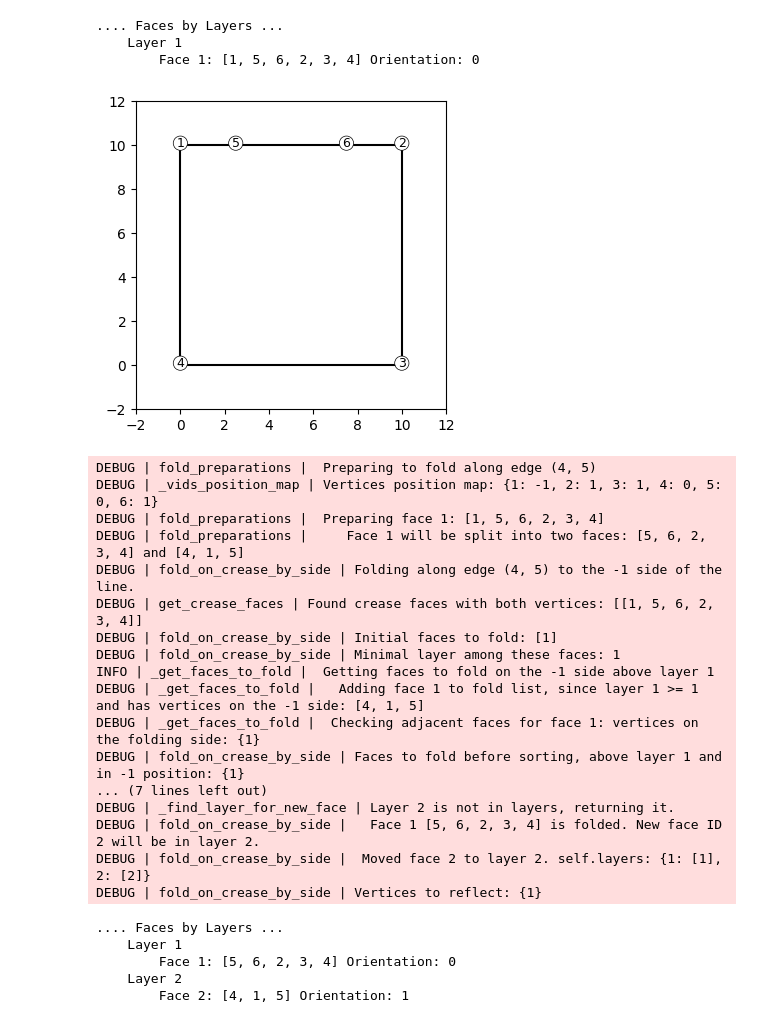
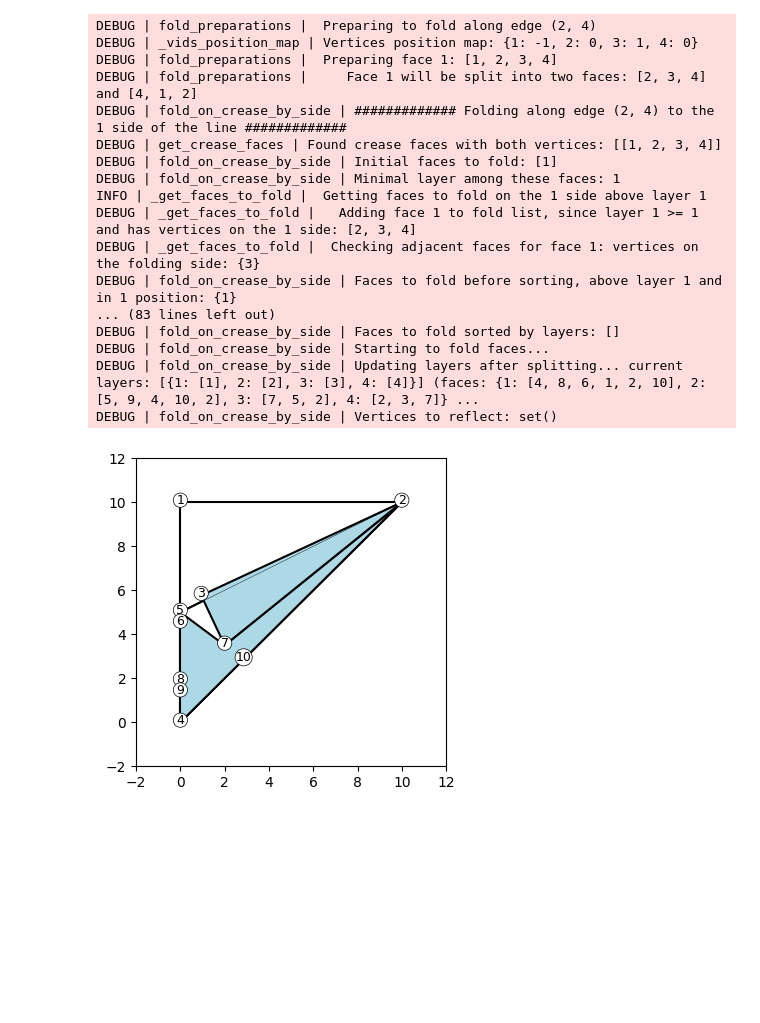
Before and after one commit to maya-moriya/origami-ui, a Jupyter notebook: notebook.ipynb, the cells around one changed output. Cells and saved outputs as stored; diff of their text form; code cells hidden in the pictures; blank space fills up the shorter version.

```diff
--- a/notebook.ipynb
+++ b/notebook.ipynb
@@ -6,54 +9,30 @@ from src.origami import *
 from src.crease_map import *
 # %%
 paper = Origami()
-# paper.plot()
-# paper.fold_on_crease((2, 4), 1)
-# paper.plot(print_layers=True)
-# paper.plot(print_layers=True)
-v1, v2 = paper.split_face_by_edge_and_ratio((1, 2), [0.25, 0.75])
-paper.plot(print_layers=True)
-paper.fold_on_crease((4, 5), 1)
-paper.plot(print_layers=True)
-paper.fold_on_crease((3, 6), 2)
-paper.plot(print_layers=True)
-
-v3 = paper.split_face_by_edge_and_ratio((5, 6), 0.5)
-v4 = paper.split_face_by_edge_and_ratio((4, 3), 0.5)
-paper.flip()
-paper.plot(print_layers=True)
-paper.fold_on_crease((v3, v4), 5)
-
-# paper.split_face_by_edge_and_ratio((4, 6), 0.2)
-
-# paper.plot(print_layers=True)
-# paper.fold_on_crease((4, 6), 3)
-paper.plot(print_layers=True)
-# paper.fold_on_crease((7, 2), 6)
-# paper.plot(show_all_edges=False, show_vertices_indices=False, print_layers=True)
+paper.fold_on_crease((2, 4), 3)
+paper.split_face_by_edge_and_ratio((3, 4), 0.5)
+paper.fold_on_crease((2, 5), 3)
+paper.split_face_by_edge_and_ratio((3, 5), 0.5)
+paper.fold_on_crease((2, 7), 3)
+paper.fold_on_crease((5, 7), 4)
+paper.plot()
+# paper.split_face_by_edge_and_ratio()
 # %% [output]
-.... Faces by Layers ...
-    Layer 1
-        Face 1: [1, 5, 6, 2, 3, 4] Orientation: 0
+DEBUG | fold_preparations |  Preparing to fold along edge (2, 4)
+DEBUG | _vids_position_map | Vertices position map: {1: -1, 2: 0, 3: 1, 4: 0}
+DEBUG | fold_preparations |  Preparing face 1: [1, 2, 3, 4]
+DEBUG | fold_preparations |     Face 1 will be split into two faces: [2, 3, 4] and [4, 1, 2]
+DEBUG | fold_on_crease_by_side | ############# Folding along edge (2, 4) to the 1 side of the line #############
+DEBUG | get_crease_faces | Found crease faces with both vertices: [[1, 2, 3, 4]]
+DEBUG | fold_on_crease_by_side | Initial faces to fold: [1]
+DEBUG | fold_on_crease_by_side | Minimal layer among these faces: 1
+INFO | _get_faces_to_fold |  Getting faces to fold on the 1 side above layer 1
+DEBUG | _get_faces_to_fold |   Adding face 1 to fold list, since layer 1 >= 1 and has vertices on the 1 side: [2, 3, 4]
+DEBUG | _get_faces_to_fold |  Checking adjacent faces for face 1: vertices on the folding side: {3}
+DEBUG | fold_on_crease_by_side | Faces to fold before sorting, above layer 1 and in 1 position: {1}
+... (83 lines left out)
+DEBUG | fold_on_crease_by_side | Faces to fold sorted by layers: []
+DEBUG | fold_on_crease_by_side | Starting to fold faces...
+DEBUG | fold_on_crease_by_side | Updating layers after splitting... current layers: [{1: [1], 2: [2], 3: [3], 4: [4]}] (faces: {1: [4, 8, 6, 1, 2, 10], 2: [5, 9, 4, 10, 2], 3: [7, 5, 2], 4: [2, 3, 7]} ...
+DEBUG | fold_on_crease_by_side | Vertices to reflect: set()
-[figure, old version]
+[figure, new version]
-DEBUG | fold_preparations |  Preparing to fold along edge (4, 5)
-DEBUG | _vids_position_map | Vertices position map: {1: -1, 2: 1, 3: 1, 4: 0, 5: 0, 6: 1}
-DEBUG | fold_preparations |  Preparing face 1: [1, 5, 6, 2, 3, 4]
-DEBUG | fold_preparations |     Face 1 will be split into two faces: [5, 6, 2, 3, 4] and [4, 1, 5]
-DEBUG | fold_on_crease_by_side | Folding along edge (4, 5) to the -1 side of the line.
-DEBUG | get_crease_faces | Found crease faces with both vertices: [[1, 5, 6, 2, 3, 4]]
-DEBUG | fold_on_crease_by_side | Initial faces to fold: [1]
-DEBUG | fold_on_crease_by_side | Minimal layer among these faces: 1
-INFO | _get_faces_to_fold |  Getting faces to fold on the -1 side above layer 1
-DEBUG | _get_faces_to_fold |   Adding face 1 to fold list, since layer 1 >= 1 and has vertices on the -1 side: [4, 1, 5]
-DEBUG | _get_faces_to_fold |  Checking adjacent faces for face 1: vertices on the folding side: {1}
-DEBUG | fold_on_crease_by_side | Faces to fold before sorting, above layer 1 and in -1 position: {1}
-... (7 lines left out)
-DEBUG | _find_layer_for_new_face | Layer 2 is not in layers, returning it.
-DEBUG | fold_on_crease_by_side |   Face 1 [5, 6, 2, 3, 4] is folded. New face ID 2 will be in layer 2.
-DEBUG | fold_on_crease_by_side |  Moved face 2 to layer 2. self.layers: {1: [1], 2: [2]}
-DEBUG | fold_on_crease_by_side | Vertices to reflect: {1}
-.... Faces by Layers ...
-    Layer 1
-        Face 1: [5, 6, 2, 3, 4] Orientation: 0
-    Layer 2
-        Face 2: [4, 1, 5] Orientation: 1
```
Also changed, not shown: parts of 2 cells of this notebook, 1 other file.
